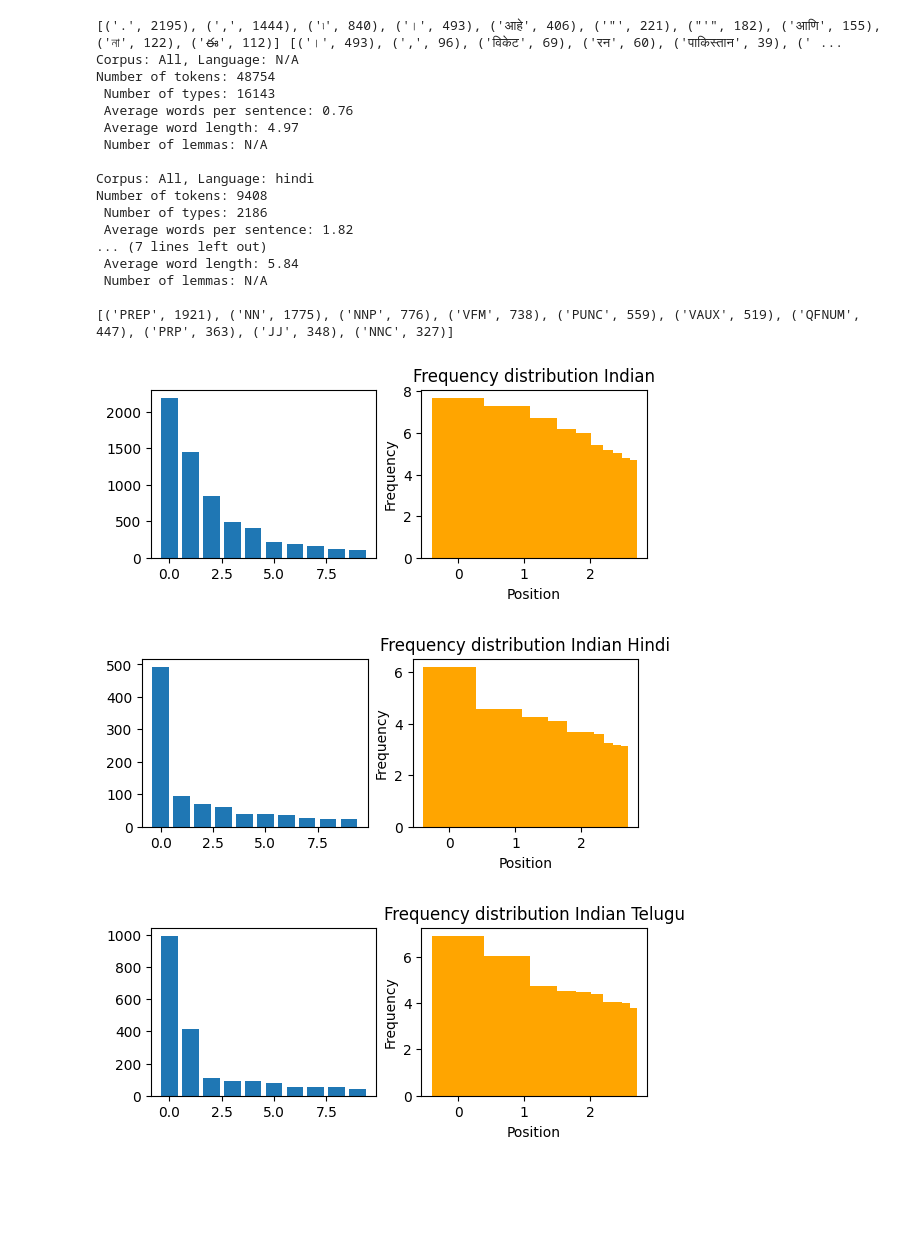
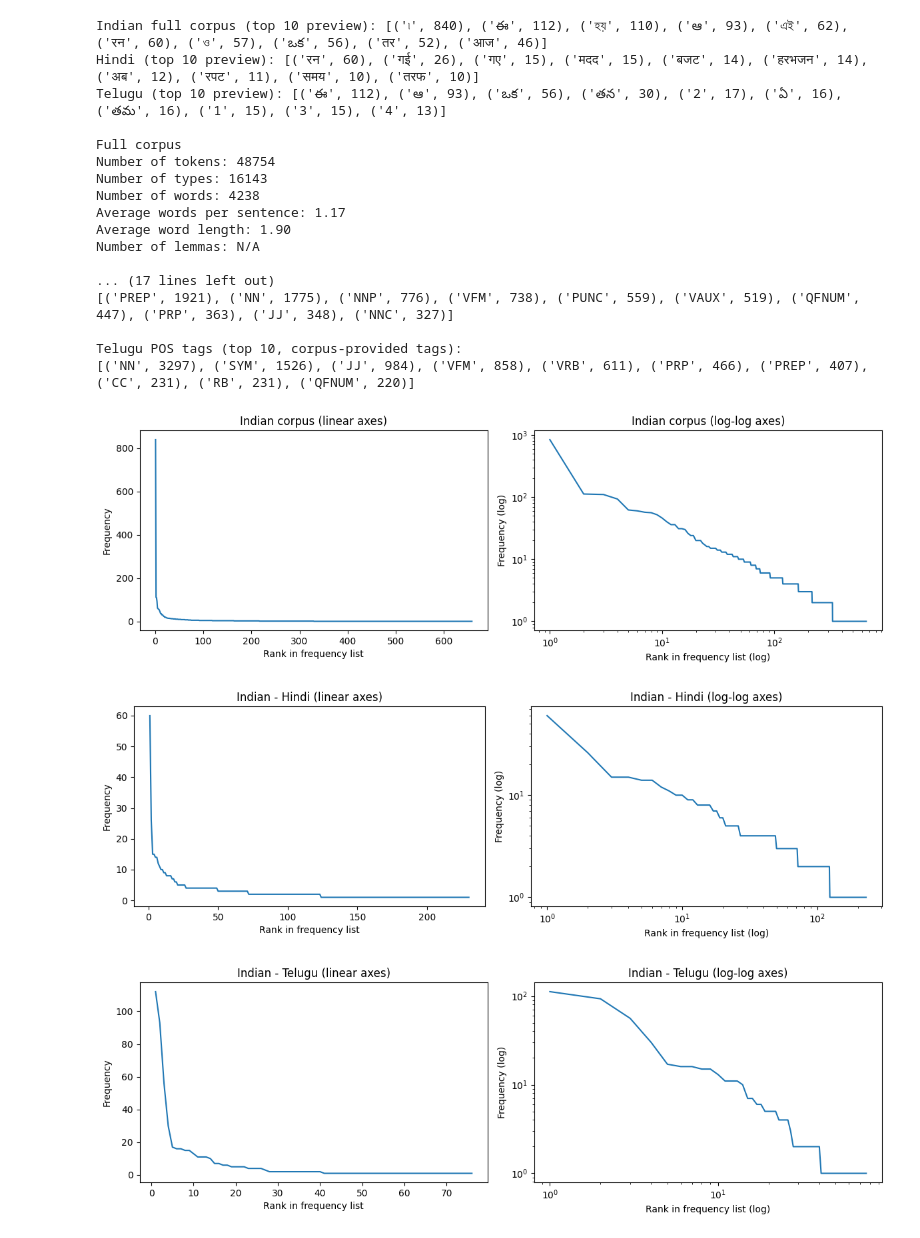
Before and after one commit to myriamth04/NLP, a Jupyter notebook: problem1.ipynb, the cells around one changed output. Saved outputs shown, nothing was run; the diff lists cells and outputs as text; code cells hidden in the pictures; blank space fills up the shorter version.

```diff
--- a/problem1.ipynb
+++ b/problem1.ipynb
@@ -136,43 +207,55 @@ plot_frequency_distribution(commons_mystery, 'Brown mystery')
 # %%
-# Step 5 Repeat for the Indian corpus
+# Step 5: Repeat for the Indian Language Corpus
 
-# 5.1
-commons_indian = common_words(indian.words(), 10, corpus_name='indian')
-commons_hindi = common_words(indian.words('hindi.pos'), 10, corpus_name='indian')
-commons_telugu = common_words(indian.words('telugu.pos'), 10, corpus_name='indian')
-print(commons_indian, commons_hindi, commons_telugu)
+# 5.1 Ranked frequency lists
+all_indian = ranked_frequency_list(indian.words(), corpus_name='indian')
+all_hindi = ranked_frequency_list(indian.words('hindi.pos'), corpus_name='indian')
+all_telugu = ranked_frequency_list(indian.words('telugu.pos'), corpus_name='indian')
 
-# 5.2
+print("Indian full corpus (top 10 preview):", all_indian[:10])
+print("Hindi (top 10 preview):", all_hindi[:10])
+print("Telugu (top 10 preview):", all_telugu[:10])
+
+# 5.2 Step 2 statistics
 extract_insights(indian)
 extract_insights(indian, language='hindi')
 extract_insights(indian, language='telugu')
 
-# 5.3
-tag_freqs_hindi = Counter([p[1] for p in indian.tagged_words('hindi.pos')])
+# 5.3 POS tags
+# Honest note:
+# NLTK provides a default English POS tagger, but not a reliable default Hindi/Telugu POS tagger
+# in the same way. For the Indian corpus, we therefore report the existing corpus-provided tags.
+tag_freqs_hindi = Counter(tag for _, tag in indian.tagged_words('hindi.pos'))
+tag_freqs_telugu = Counter(tag for _, tag in indian.tagged_words('telugu.pos'))
+
+print("\nHindi POS tags (top 10, corpus-provided tags):")
 print(tag_freqs_hindi.most_common(10))
 
-# 5.4
-plot_frequency_distribution(commons_indian, 'Indian')
-plot_frequency_distribution(commons_hindi, 'Indian Hindi')
-plot_frequency_distribution(commons_telugu, 'Indian Telugu')
+print("\nTelugu POS tags (top 10, corpus-provided tags):")
+print(tag_freqs_telugu.most_common(10))
+
+# 5.4 Frequency curves
+plot_frequency_distribution(all_indian, 'Indian corpus')
+plot_frequency_distribution(all_hindi, 'Indian - Hindi')
+plot_frequency_distribution(all_telugu, 'Indian - Telugu')
 # %% [output]
-[('.', 2195), (',', 1444), ('৷', 840), ('।', 493), ('आहे', 406), ('"', 221), ("'", 182), ('आणि', 155), ('না', 122), ('ఈ', 112)] [('।', 493), (',', 96), ('विकेट', 69), ('रन', 60), ('पाकिस्तान', 39), (' ...
-Corpus: All, Language: N/A
+Indian full corpus (top 10 preview): [('৷', 840), ('ఈ', 112), ('হয়', 110), ('ఆ', 93), ('এই', 62), ('रन', 60), ('ও', 57), ('ఒక', 56), ('तर', 52), ('आज', 46)]
+Hindi (top 10 preview): [('रन', 60), ('गई', 26), ('गए', 15), ('मदद', 15), ('बजट', 14), ('हरभजन', 14), ('अब', 12), ('रपट', 11), ('समय', 10), ('तरफ', 10)]
+Telugu (top 10 preview): [('ఈ', 112), ('ఆ', 93), ('ఒక', 56), ('తన', 30), ('2', 17), ('ఏ', 16), ('తమ', 16), ('1', 15), ('3', 15), ('4', 13)]
+
+Full corpus
 Number of tokens: 48754
- Number of types: 16143
- Average words per sentence: 0.76
- Average word length: 4.97
- Number of lemmas: N/A
+Number of types: 16143
+Number of words: 4238
+Average words per sentence: 1.17
+Average word length: 1.90
+Number of lemmas: N/A
 
-Corpus: All, Language: hindi
-Number of tokens: 9408
- Number of types: 2186
- Average words per sentence: 1.82
-... (7 lines left out)
- Average word length: 5.84
- Number of lemmas: N/A
+... (17 lines left out)
+[('PREP', 1921), ('NN', 1775), ('NNP', 776), ('VFM', 738), ('PUNC', 559), ('VAUX', 519), ('QFNUM', 447), ('PRP', 363), ('JJ', 348), ('NNC', 327)]
 
-[('PREP', 1921), ('NN', 1775), ('NNP', 776), ('VFM', 738), ('PUNC', 559), ('VAUX', 519), ('QFNUM', 447), ('PRP', 363), ('JJ', 348), ('NNC', 327)]
+Telugu POS tags (top 10, corpus-provided tags):
+[('NN', 3297), ('SYM', 1526), ('JJ', 984), ('VFM', 858), ('VRB', 611), ('PRP', 466), ('PREP', 407), ('CC', 231), ('RB', 231), ('QFNUM', 220)]
-[figure, old version]
+[figure, new version]
-[figure, old version]
+[figure, new version]
-[figure, old version]
+[figure, new version]
```
Also changed, not shown: parts of 8 cells of this notebook, 1 other file.
